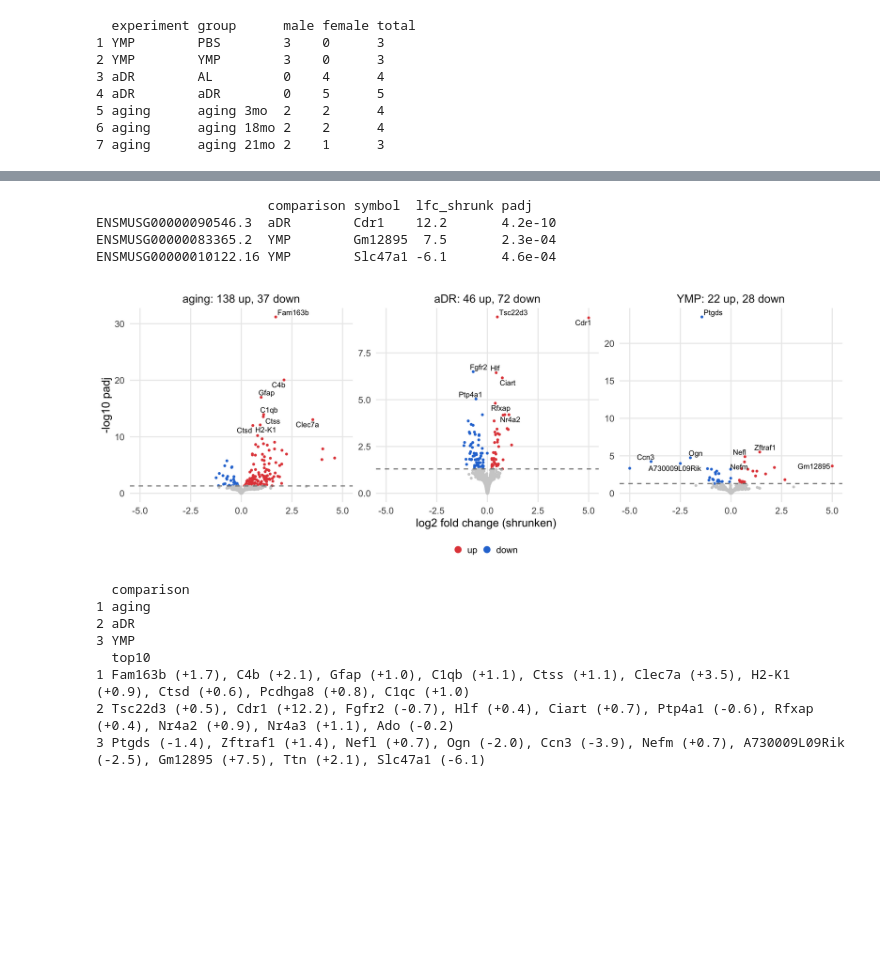
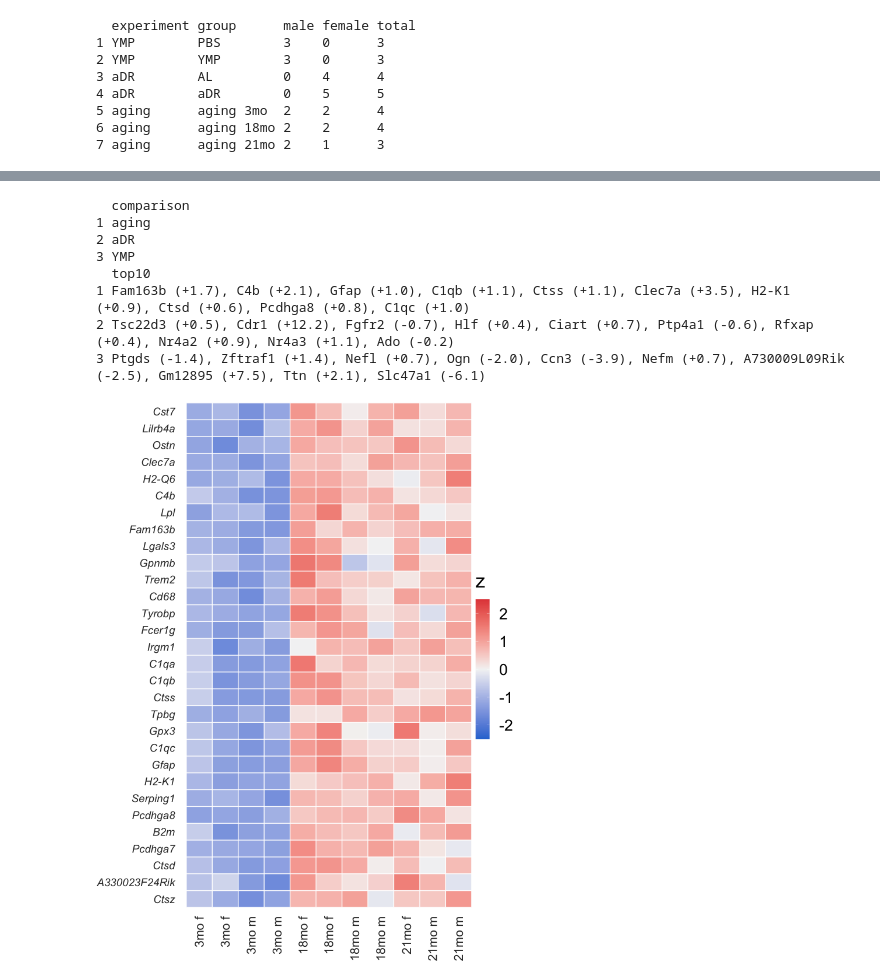
Before and after one commit to Jeffateth/RNAseq_aging, a Jupyter notebook: teammates/lea/Script.ipynb, the cells around one changed output, grey strips where cells are left out. Drawn from its saved outputs; the diff is of its cells as text; code cells hidden in the pictures; blank space fills up the shorter version.

```diff
--- a/teammates/lea/Script.ipynb
+++ b/teammates/lea/Script.ipynb
@@ -205,41 +220,38 @@ deg_summary
 # %%
-# Volcano plots: x = shrunken log2FC, colour = DEG (padj < 0.05) up / down; the 8 most significant DEGs are named.
-# x axis limited to -5..5: the few genes beyond are drawn at the edge (listed below the plot)
-vd <- bind_rows(res, .id = "comparison") %>% filter(!is.na(padj)) %>%   # genes with padj only (y axis)
-  mutate(comparison = factor(comparison, names(res)),
-         call = case_when(padj < ALPHA & log2FoldChange > 0 ~ "up", padj < ALPHA ~ "down", TRUE ~ "ns"),
-         title = paste0(comparison, ": ", ave(call == "up", comparison, FUN = sum), " up, ", ave(call == "down", comparison, FUN = sum), " down"),
-         title = fct_reorder(title, as.integer(comparison)))
-top <- vd %>% filter(call != "ns") %>% group_by(comparison) %>% slice_min(padj, n = 8, with_ties = FALSE)
-p_volc <- ggplot(vd, aes(lfc_shrunk, -log10(padj), color = call)) + geom_point(size = 1.5) +
-  geom_hline(yintercept = -log10(ALPHA), linetype = "dashed", color = "grey50") +
-  geom_text_repel(data = top, aes(label = symbol), color = "black", size = 6, seed = 42, max.overlaps = 30) +
-  scale_color_manual(values = COL, breaks = c("up", "down"), labels = c("up", "down")) +
-  scale_x_continuous(limits = c(-5, 5), oob = scales::squish) +
-  facet_wrap(~ title, scales = "free_y") + labs(x = "log2 fold change (shrunken)", y = "-log10 padj", color = NULL) +
-  guides(color = guide_legend(override.aes = list(size = 6)))
-options(repr.plot.width = 24, repr.plot.height = 9); p_volc
-save_png(p_volc, "volcano.png", 24, 9)
-vd %>% filter(call != "ns", abs(lfc_shrunk) > 5) %>% transmute(comparison, symbol, lfc_shrunk = round(lfc_shrunk, 1), padj = signif(padj, 2))
+# Top 10 DEGs per comparison (shrunken log2FC; positive = higher in old / treated mice)
+bind_rows(res, .id = "comparison") %>% filter(padj < ALPHA) %>% group_by(comparison) %>%
+  slice_min(padj, n = 10, with_ties = FALSE) %>%
+  summarise(top10 = paste0(symbol, " (", sprintf("%+.1f", lfc_shrunk), ")", collapse = ", ")) %>%
+  mutate(comparison = factor(comparison, names(res))) %>% arrange(comparison)
 # %% [output]
-                      comparison symbol  lfc_shrunk padj
-ENSMUSG00000090546.3  aDR        Cdr1    12.2       4.2e-10
-ENSMUSG00000083365.2  YMP        Gm12895  7.5       2.3e-04
-ENSMUSG00000010122.16 YMP        Slc47a1 -6.1       4.6e-04
+  comparison
+1 aging
+2 aDR
+3 YMP
+  top10
+1 Fam163b (+1.7), C4b (+2.1), Gfap (+1.0), C1qb (+1.1), Ctss (+1.1), Clec7a (+3.5), H2-K1 (+0.9), Ctsd (+0.6), Pcdhga8 (+0.8), C1qc (+1.0)
+2 Tsc22d3 (+0.5), Cdr1 (+12.2), Fgfr2 (-0.7), Hlf (+0.4), Ciart (+0.7), Ptp4a1 (-0.6), Rfxap (+0.4), Nr4a2 (+0.9), Nr4a3 (+1.1), Ado (-0.2)
+3 Ptgds (-1.4), Zftraf1 (+1.4), Nefl (+0.7), Ogn (-2.0), Ccn3 (-3.9), Nefm (+0.7), A730009L09Rik (-2.5), Gm12895 (+7.5), Ttn (+2.1), Slc47a1 (-6.1)
-[figure, removed]
 # %%
-# Top 10 DEGs per comparison (shrunken log2FC; positive = higher in old / treated mice)
-bind_rows(res, .id = "comparison") %>% filter(padj < ALPHA) %>% group_by(comparison) %>%
-  slice_min(padj, n = 10, with_ties = FALSE) %>%
-  summarise(top10 = paste0(symbol, " (", sprintf("%+.1f", lfc_shrunk), ")", collapse = ", ")) %>%
-  mutate(comparison = factor(comparison, names(res))) %>% arrange(comparison)
+# Heatmap of the 30 most significant aging DEGs (one row per gene, one column per mouse): VST of the aging samples, z-score per gene; columns = mice by age and sex
+v_age <- vst_of(srr$aging, min_n = 4)
+top_age <- res$aging %>% filter(padj < ALPHA) %>% slice_min(padj, n = 30, with_ties = FALSE)
+z <- t(scale(t(assay(v_age)[top_age$gene_id, ])))
+ord_s <- rownames(meta[srr$aging, ] %>% arrange(age_months, sex))
+ord_g <- top_age$gene_id[order(top_age$log2FoldChange)]
+hd <- as.data.frame(as.table(z)) %>% setNames(c("gene_id", "SRR", "z")) %>%
+  mutate(gene = factor(sym[as.character(gene_id)], unique(sym[ord_g])),
+         mouse = factor(paste0(meta[as.character(SRR), "age_months"], "mo ", substr(meta[as.character(SRR), "sex"], 1, 1)),
+                        levels = unique(paste0(meta[ord_s, "age_months"], "mo ", substr(meta[ord_s, "sex"], 1, 1)))),
+         SRR = factor(SRR, ord_s), z = pmax(pmin(z, 2.5), -2.5))
+p_heat <- ggplot(hd, aes(SRR, gene, fill = z)) + geom_tile(color = "white") +
+  scale_fill_gradient2(low = COL[["down"]], mid = "#f4f4f4", high = COL[["up"]], limits = c(-2.5, 2.5)) +
+  scale_x_discrete(labels = setNames(as.character(hd$mouse), hd$SRR)) +
+  scale_y_discrete(expand = c(0, 0)) + labs(x = NULL, y = NULL, fill = "z") +
+  theme(axis.text.x = element_text(angle = 90, vjust = 0.5, hjust = 1, size = rel(0.8)), axis.text.y = element_text(face = "italic", size = rel(0.7)),
+        panel.grid = element_blank(), legend.position = "right", legend.key.height = unit(4, "lines"))
+options(repr.plot.width = 12, repr.plot.height = 16); p_heat
+save_png(p_heat, "heatmap_aging.png", 12, 16)
 # %% [output]
-  comparison
-1 aging
-2 aDR
-3 YMP
-  top10
-1 Fam163b (+1.7), C4b (+2.1), Gfap (+1.0), C1qb (+1.1), Ctss (+1.1), Clec7a (+3.5), H2-K1 (+0.9), Ctsd (+0.6), Pcdhga8 (+0.8), C1qc (+1.0)
-2 Tsc22d3 (+0.5), Cdr1 (+12.2), Fgfr2 (-0.7), Hlf (+0.4), Ciart (+0.7), Ptp4a1 (-0.6), Rfxap (+0.4), Nr4a2 (+0.9), Nr4a3 (+1.1), Ado (-0.2)
-3 Ptgds (-1.4), Zftraf1 (+1.4), Nefl (+0.7), Ogn (-2.0), Ccn3 (-3.9), Nefm (+0.7), A730009L09Rik (-2.5), Gm12895 (+7.5), Ttn (+2.1), Slc47a1 (-6.1)
+[figure, added]
 # %%
```
Also changed, not shown: parts of 31 cells of this notebook, 8 other files.
